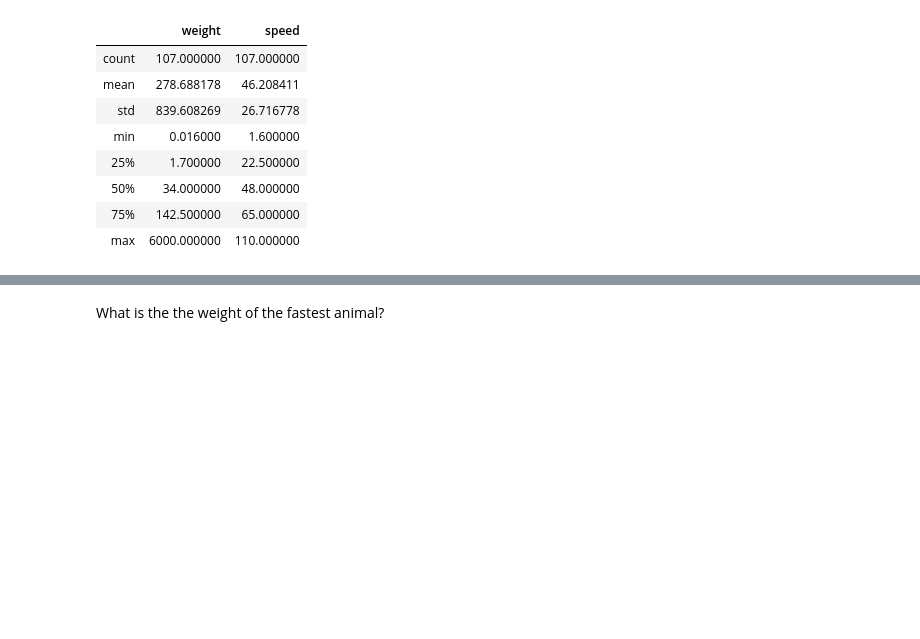
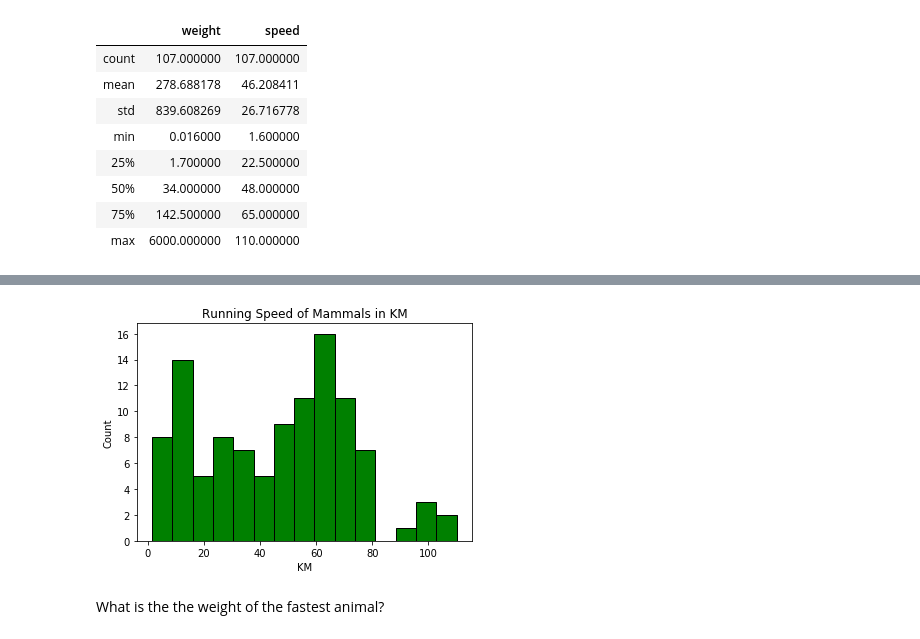
Before and after one commit to guedanie/python-exercises, a Jupyter notebook: 4.8.4.3_dataframes.ipynb, the cells around one changed output, grey strips where cells are left out. Saved outputs shown, nothing was run; the diff lists cells and outputs as text; code cells hidden in the pictures; blank space fills up the shorter version.

```diff
--- a/4.8.4.3_dataframes.ipynb
+++ b/4.8.4.3_dataframes.ipynb
@@ -324,3 +370,12 @@ mammals.describe()
+# %%
+plt.hist(mammals.speed, bins=15, color='green', edgecolor='black')
+plt.title('Running Speed of Mammals in KM')
+plt.xlabel('KM')
+plt.ylabel('Count')
+
+plt.show()
+# %% [output]
+[figure, added]
 # %% [markdown]
 What is the the weight of the fastest animal?
 # %%
```
Also changed, not shown: parts of 11 cells of this notebook.
